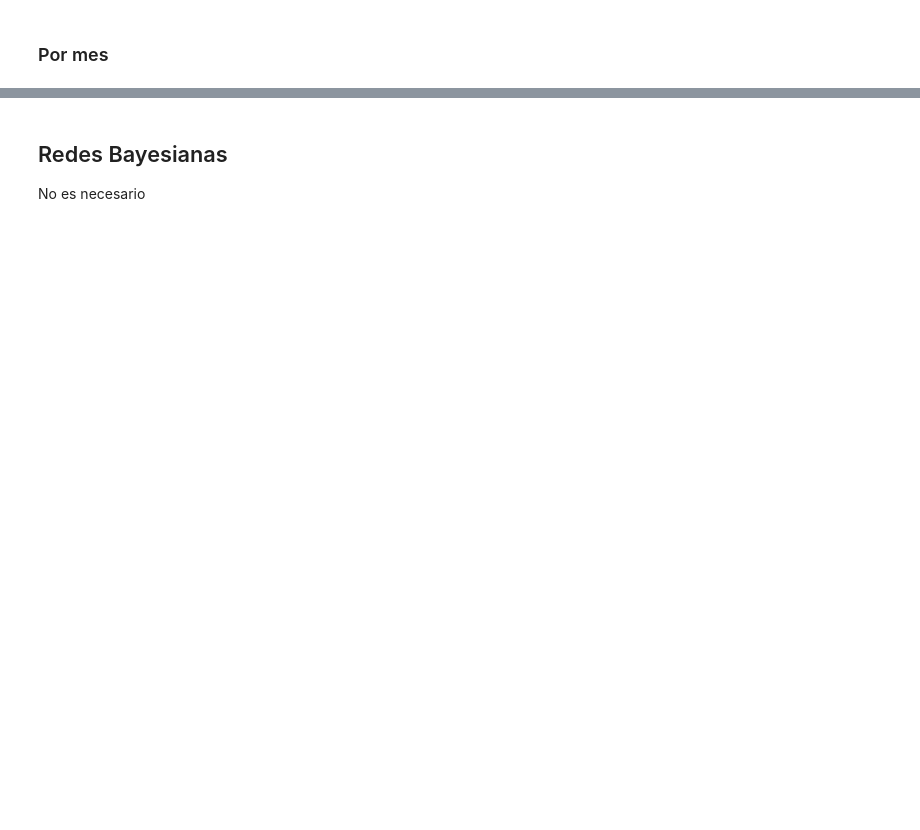
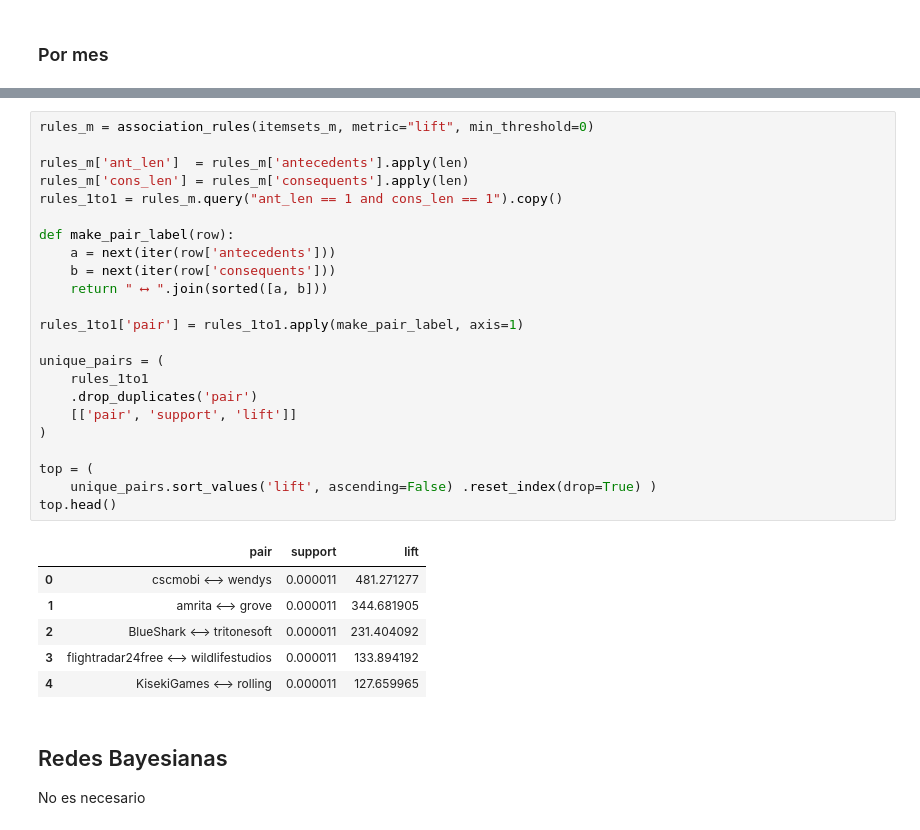
Before and after one commit to LunaGarces/proyecto_mineria, a Jupyter notebook: Pregunta1.ipynb, the cells around one changed output, grey strips where cells are left out. Cells and saved outputs as stored; diff of their text form; blank space fills up the shorter version.

```diff
--- a/Pregunta1.ipynb
+++ b/Pregunta1.ipynb
@@ -178,3 +187,33 @@ Encontrados: 376
+# %%
+rules_m = association_rules(itemsets_m, metric="lift", min_threshold=0)
+
+rules_m['ant_len']  = rules_m['antecedents'].apply(len)
+rules_m['cons_len'] = rules_m['consequents'].apply(len)
+rules_1to1 = rules_m.query("ant_len == 1 and cons_len == 1").copy()
+
+def make_pair_label(row):
+    a = next(iter(row['antecedents']))
+    b = next(iter(row['consequents']))
+    return " ⟷ ".join(sorted([a, b]))
+
+rules_1to1['pair'] = rules_1to1.apply(make_pair_label, axis=1)
+
+unique_pairs = (
+    rules_1to1
+    .drop_duplicates('pair')
+    [['pair', 'support', 'lift']]
+)
+
+top = (
+    unique_pairs.sort_values('lift', ascending=False) .reset_index(drop=True) )
+top.head()
+# %% [output]
+|  | pair | support | lift |
+| 0 | cscmobi ⟷ wendys | 0.000011 | 481.271277 |
+| 1 | amrita ⟷ grove | 0.000011 | 344.681905 |
+| 2 | BlueShark ⟷ tritonesoft | 0.000011 | 231.404092 |
+| 3 | flightradar24free ⟷ wildlifestudios | 0.000011 | 133.894192 |
+| 4 | KisekiGames ⟷ rolling | 0.000011 | 127.659965 |
 # %% [markdown]
 ## Redes Bayesianas
 No es necesario
```
Also changed, not shown: parts of 11 cells of this notebook.
